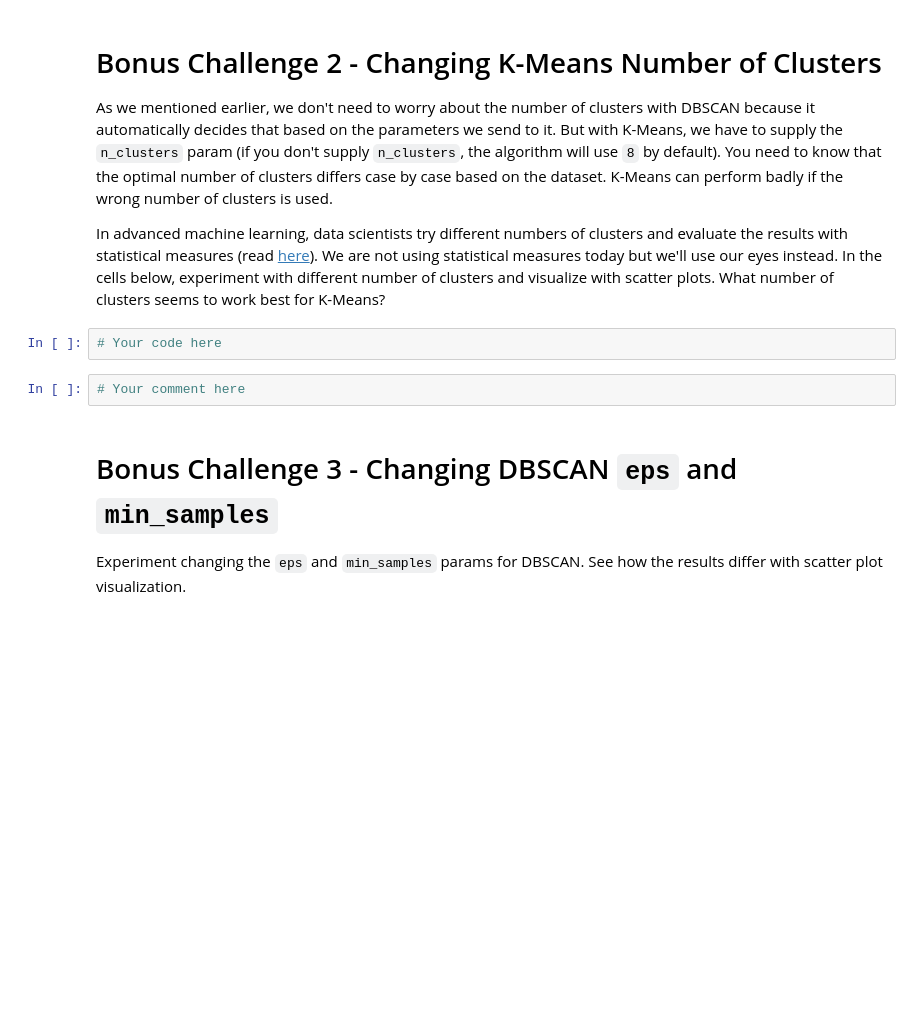
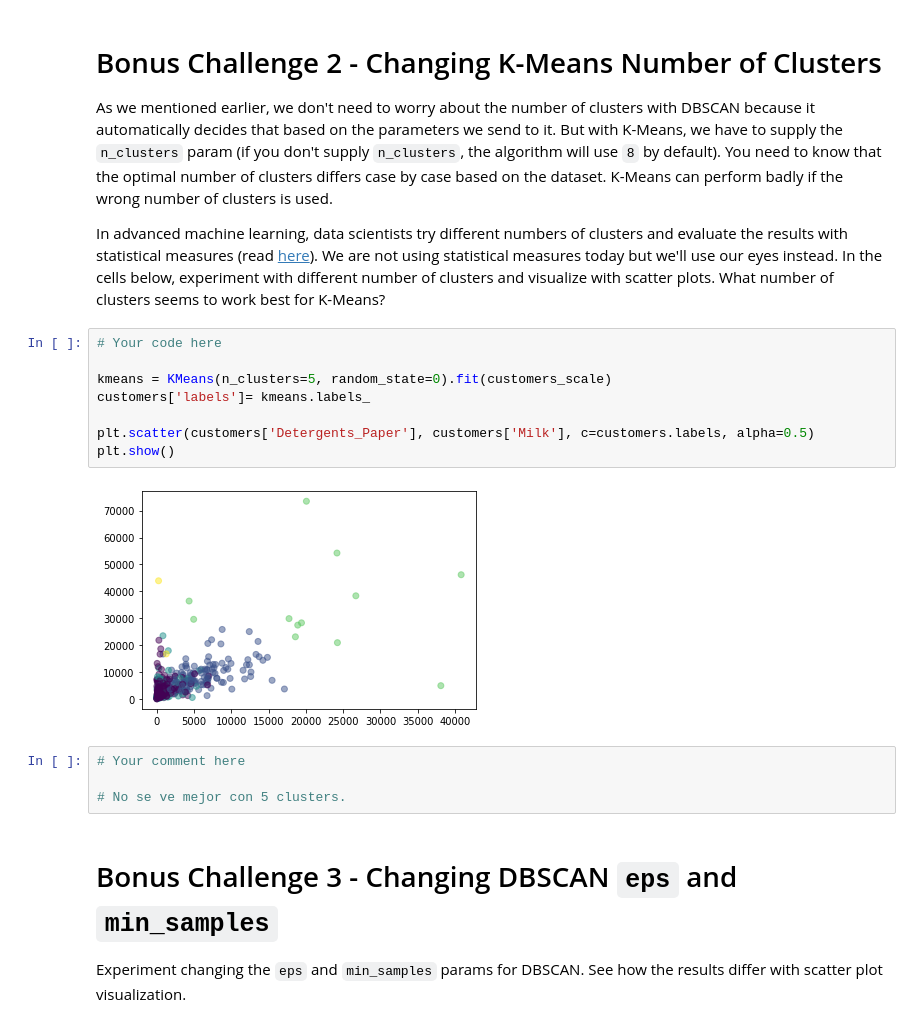
Before and after one commit to marinapm90/data-labs, a Jupyter notebook: module-3/lab-unsupervised-learning/your-code/main.ipynb, the cells around one changed output. Saved outputs shown, nothing was run; the diff lists cells and outputs as text; blank space fills up the shorter version.

```diff
--- a/module-3/lab-unsupervised-learning/your-code/main.ipynb
+++ b/module-3/lab-unsupervised-learning/your-code/main.ipynb
@@ -343,10 +344,20 @@ Which algorithm appears to perform better?
 As we mentioned earlier, we don't need to worry about the number of clusters with DBSCAN because it automatically decides that based on the parameters we send to it. But with K-Means, we have to supply the `n_clusters` param (if you don't supply `n_clusters`, the algorithm will use `8` by default). You need to know that the optimal number of clusters differs case by case based on the dataset. K-Means can perform badly if the wrong number of clusters is used.
 
 In advanced machine learning, data scientists try different numbers of clusters and evaluate the results with statistical measures (read [here](https://en.wikipedia.org/wiki/Cluster_analysis#External_evaluation)). We are not using statistical measures today but we'll use our eyes instead. In the cells below, experiment with different number of clusters and visualize with scatter plots. What number of clusters seems to work best for K-Means?
-# %%
-# Your code here
+# %%
+# Your code here
+
+kmeans = KMeans(n_clusters=5, random_state=0).fit(customers_scale)
+customers['labels']= kmeans.labels_
+
+plt.scatter(customers['Detergents_Paper'], customers['Milk'], c=customers.labels, alpha=0.5)
+plt.show()
+# %% [output]
+[figure, added]
 # %%
 # Your comment here
+
+# No se ve mejor con 5 clusters.
 # %% [markdown]
 # Bonus Challenge 3 - Changing DBSCAN `eps` and `min_samples`
 
```
Also changed, not shown: parts of 7 cells of this notebook.
